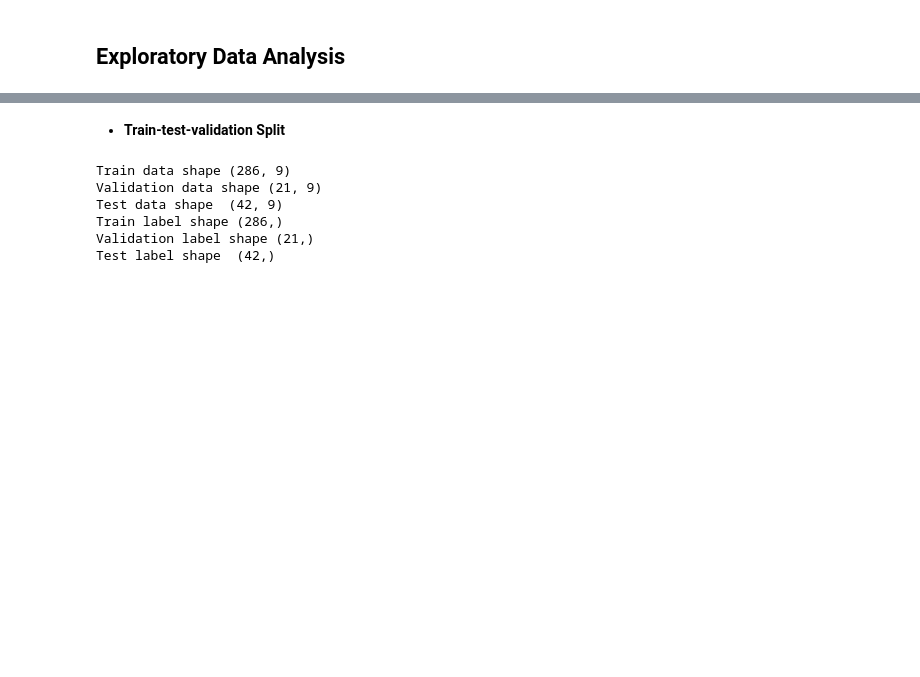
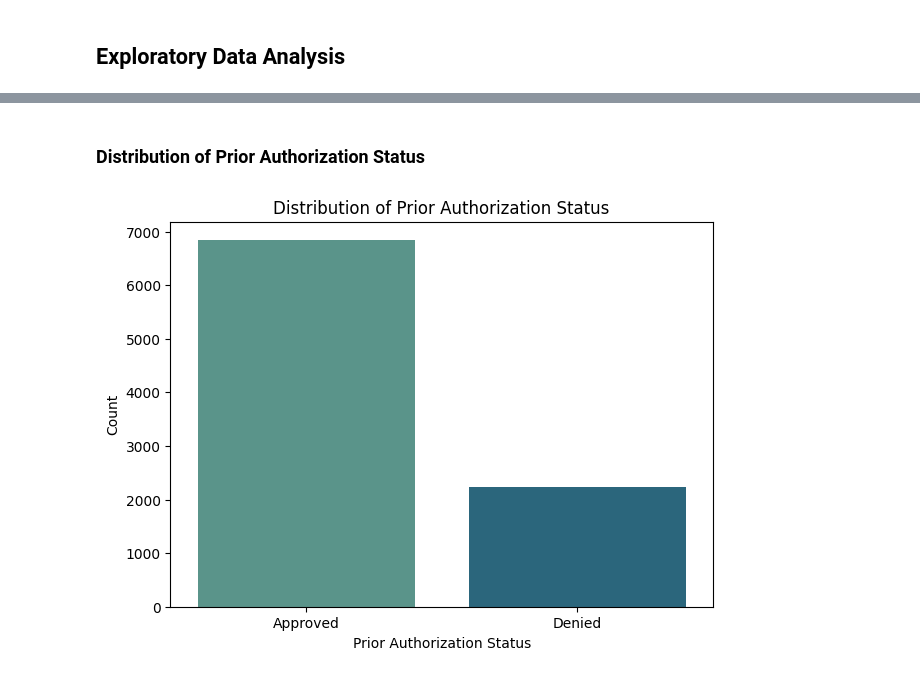
Before and after one commit to KavyaKShetty5/PriorAuthAutomation, a Jupyter notebook: PR_Automation.ipynb, the cells around one changed output, grey strips where cells are left out. Drawn from its saved outputs; the diff is of its cells as text; code cells hidden in the pictures; blank space fills up the shorter version.

```diff
--- a/PR_Automation.ipynb
+++ b/PR_Automation.ipynb
@@ -211,0 +168,7 @@ dtype: int64
+# %%
+# Standardize 'Gender' and 'Insurance_Type' to uniform labels
+pa['Gender'] = pa['Gender'].replace({'Male': 'M', 'Female': 'F'})
+pa['Insurance_Type'] = pa['Insurance_Type'].replace({'Private': 'P', 'Medicaid': 'M'})
+
+print("Unique values for Gender after standardization:", pa['Gender'].unique())
+print("Unique values for Insurance_Type after standardization:", pa['Insurance_Type'].unique())
@@ -211,0 +180,17 @@ dtype: int64
+# %%
+# Function to cap outliers using IQR method
+def cap_outliers_iqr(df, column):
+    Q1 = df[column].quantile(0.25)
+    Q3 = df[column].quantile(0.75)
+    IQR = Q3 - Q1
+    lower_bound = Q1 - 1.5 * IQR
+    upper_bound = Q3 + 1.5 * IQR
+    df[column] = df[column].clip(lower=lower_bound, upper=upper_bound)
+    return df
+
+# Apply outlier capping to 'Procedure_Cost' and 'Turnaround_Time'
+pa = cap_outliers_iqr(pa, 'Procedure_Cost')
+pa = cap_outliers_iqr(pa, 'Turnaround_Time')
+
+print("Outliers capped for 'Procedure_Cost' and 'Turnaround_Time'.")
+print(pa[['Procedure_Cost', 'Turnaround_Time']].describe())
@@ -219,2 +211,6 @@ cms = cms.ffill()
+# %%
+# Handle missing values
+pa['Procedure_Code'].fillna('Missing', inplace=True)
+pa['Procedure_Description'].fillna('Missing', inplace=True)
 # %%
 # Ensure text column exists
@@ -246,6 +219,0 @@ plt.show()
-# %%
-pa['text_length'] = pa['Clinical_Notes'].apply(len)
-
-sns.histplot(pa['text_length'], bins=50)
-plt.title("Clinical Notes Length Distribution")
-plt.show()
@@ -274,2 +219,0 @@ dtype: object
-# %% [markdown]
-- **Train-test-validation Split**
@@ -285,16 +220,11 @@ y_test = X_test["Label"].copy()
-# %%
-#print the shape of X_train,X_val,X_test,y_train,y_val and y_test
-print("Train data shape",X_train.shape)
-print("Validation data shape",X_val.shape)
-print("Test data shape ",X_test.shape)
-
-print("Train label shape",y_train.shape)
-print("Validation label shape",y_val.shape)
-print("Test label shape ",y_test.shape)
-# %% [output]
-Train data shape (286, 9)
-Validation data shape (21, 9)
-Test data shape  (42, 9)
-Train label shape (286,)
-Validation label shape (21,)
-Test label shape  (42,)
+# %% [markdown]
+### Distribution of Prior Authorization Status
+# %%
+plt.figure(figsize=(7, 5))
+sns.countplot(x='PA_Status', data=pa, palette='crest', hue='PA_Status', legend=False)
+plt.title('Distribution of Prior Authorization Status')
+plt.xlabel('Prior Authorization Status')
+plt.ylabel('Count')
+plt.show()
+# %% [output]
+[figure, added]
```
Also changed, not shown: parts of 87 cells of this notebook.
